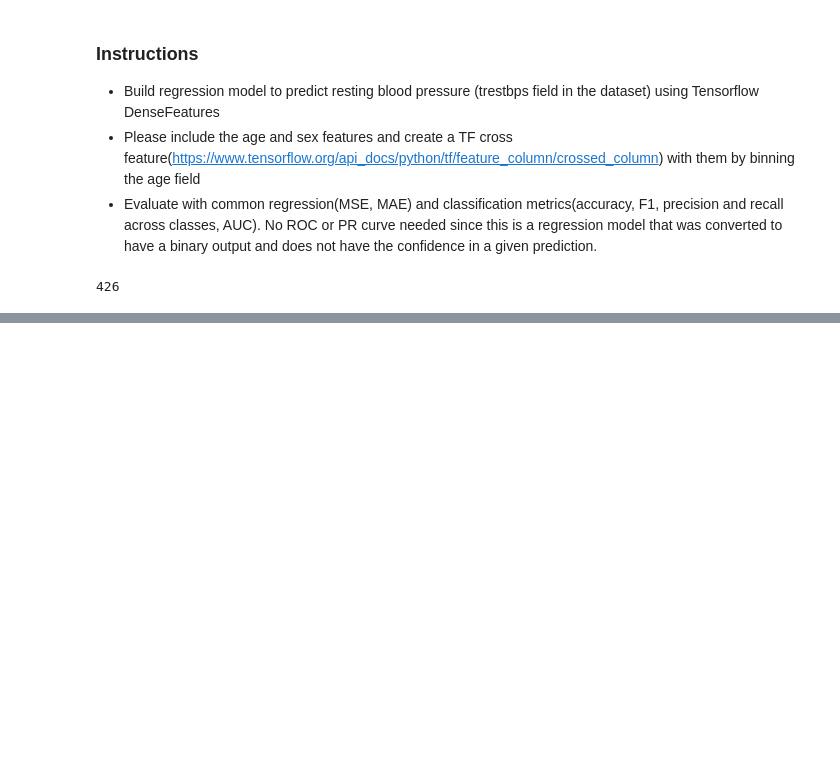
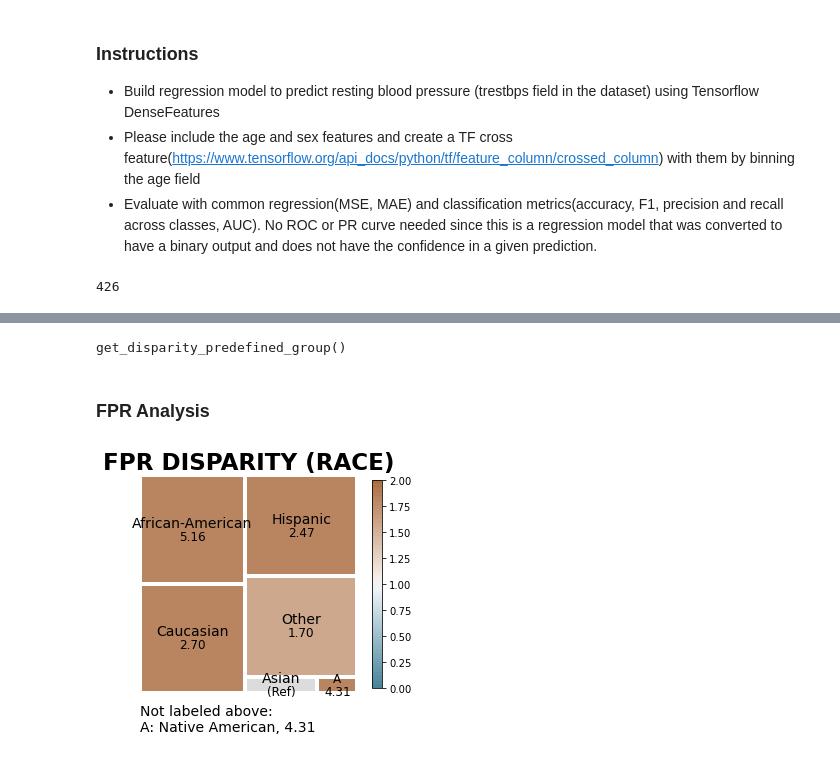
Before and after one commit to TRoboto/Udacity, a Jupyter notebook: AI for Healthcare Nanodegree/Exercise - Common EHR Model Evaluation Metrics/Lesson_Modeling_Exercise_1_Starter_Code.ipynb, the cells around one changed output, grey strips where cells are left out. Saved outputs shown, nothing was run; the diff lists cells and outputs as text; code cells hidden in the pictures; blank space fills up the shorter version.

```diff
--- a/AI for Healthcare Nanodegree/Exercise - Common EHR Model Evaluation Metrics/Lesson_Modeling_Exercise_1_Starter_Code.ipynb
+++ b/AI for Healthcare Nanodegree/Exercise - Common EHR Model Evaluation Metrics/Lesson_Modeling_Exercise_1_Starter_Code.ipynb
@@ -51,0 +352,18 @@ def build_model(dense_feature_layer):
+# %%
+bdf = b.get_disparity_predefined_groups(clean_xtab,
+                    original_df=ae_df,
+                    ref_groups_dict={'race':'Asian', 'sex':'Female', 'age_cat':'Less than 25'},
+                    alpha=0.05,
+                    check_significance=False)
+
+f = Fairness()
+fdf = f.get_group_value_fairness(bdf)
+# %% [output]
+get_disparity_predefined_group()
+# %% [markdown]
+### FPR Analysis
+# %%
+ fpr_disparity = aqp.plot_disparity(bdf, group_metric='fpr_disparity',
+                                       attribute_name='race')
+# %% [output]
+[figure, added]
```
Also changed, not shown: parts of 61 cells of this notebook.
